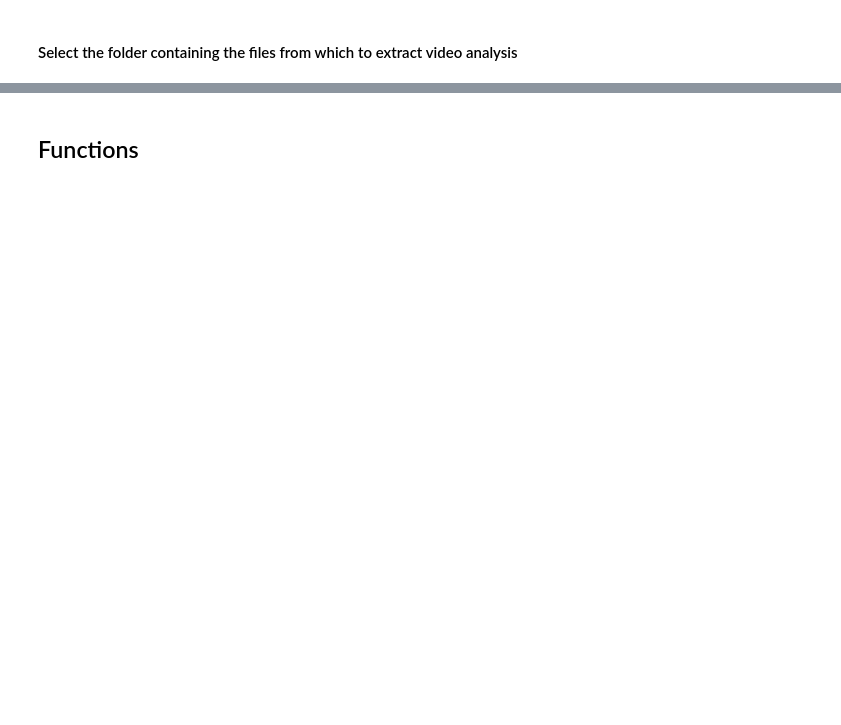
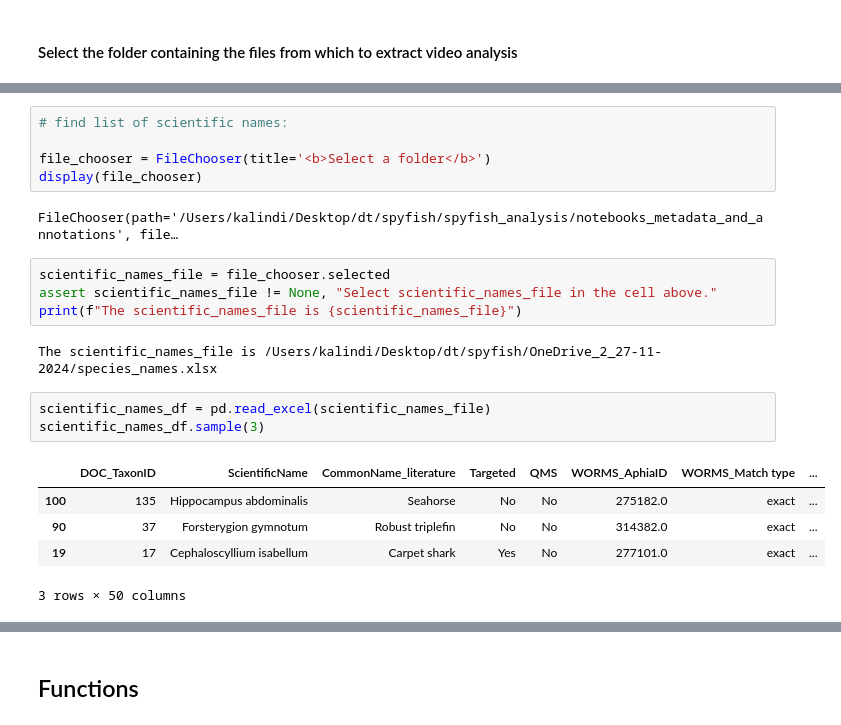
Before and after one commit to wildlifeai/spyfish_analysis, a Jupyter notebook: notebooks_metadata_and_annotations/Extract_annotations.ipynb, the cells around one changed output, grey strips where cells are left out. Saved outputs shown, nothing was run; the diff lists cells and outputs as text; blank space fills up the shorter version.

```diff
--- a/notebooks_metadata_and_annotations/Extract_annotations.ipynb
+++ b/notebooks_metadata_and_annotations/Extract_annotations.ipynb
@@ -48,0 +53,22 @@ The selected folder is /Users/kalindi/Desktop/dt/spyfish/og/VideoAnalysis
+# %%
+# find list of scientific names:
+
+file_chooser = FileChooser(title='<b>Select a folder</b>')
+display(file_chooser)
+# %% [output]
+FileChooser(path='/Users/kalindi/Desktop/dt/spyfish/spyfish_analysis/notebooks_metadata_and_annotations', file…
+# %%
+scientific_names_file = file_chooser.selected
+assert scientific_names_file != None, "Select scientific_names_file in the cell above."
+print(f"The scientific_names_file is {scientific_names_file}")
+# %% [output]
+The scientific_names_file is /Users/kalindi/Desktop/dt/spyfish/OneDrive_2_27-11-2024/species_names.xlsx
+# %%
+scientific_names_df = pd.read_excel(scientific_names_file)
+scientific_names_df.sample(3)
+# %% [output]
+|  | DOC_TaxonID | ScientificName | CommonName_literature | Targeted | QMS | WORMS_AphiaID | WORMS_Match type | ... |
+| 100 | 135 | Hippocampus abdominalis | Seahorse | No | No | 275182.0 | exact | ... |
+| 90 | 37 | Forsterygion gymnotum | Robust triplefin | No | No | 314382.0 | exact | ... |
+| 19 | 17 | Cephaloscyllium isabellum | Carpet shark | Yes | No | 277101.0 | exact | ... |
+3 rows × 50 columns
```
Also changed, not shown: parts of 12 cells of this notebook, 3 other files.
